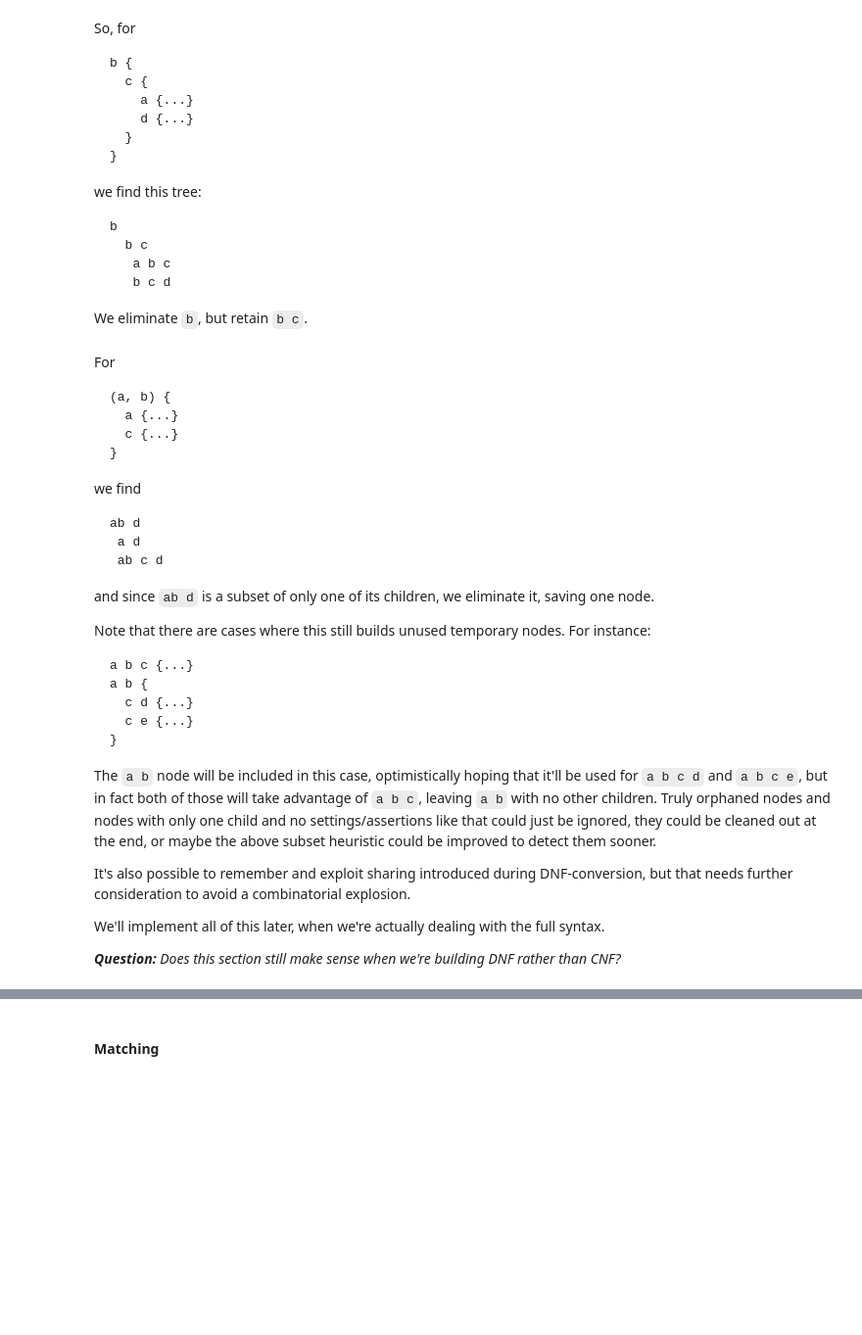
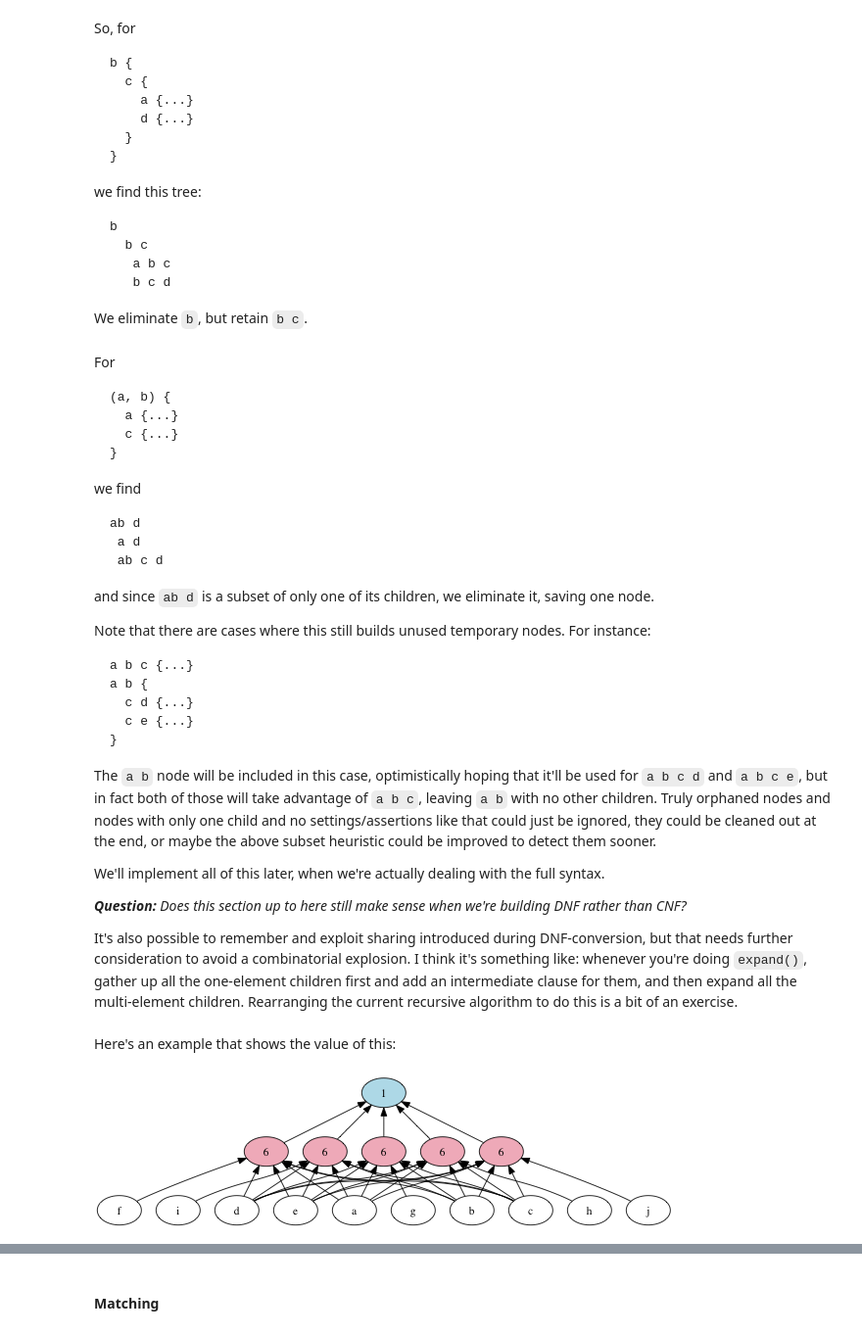
Before and after one commit to hellige/ccs, a Jupyter notebook: CCS.ipynb, the cells around one changed output, grey strips where cells are left out. Shown at 98% size. Cells and saved outputs as stored; diff of their text form; code cells hidden in the pictures; blank space fills up the shorter version.

```diff
--- a/CCS.ipynb
+++ b/CCS.ipynb
@@ -45,7 +45,7 @@ class Clause:
 # %%
 class Formula:
     def __init__(self, *args):
-        self.clauses = set(args)
+        self.clauses = frozenset(args)
 
     def first(self):
         return next(iter(self.clauses))
@@ -69,6 +69,15 @@ class Formula:
         if len(self.clauses) == len(other.clauses):
             return sorted(self.clauses) < sorted(other.clauses)
         return len(self.clauses) < len(other.clauses)
+
+    def __eq__(self, other):
+        return self.clauses == other.clauses
+
+    def __hash__(self):
+        return hash(self.clauses)
+
+    def __repr__(self):
+        return '({})'.format(''.join(self.clauses))
 # %% [markdown]
 And some utility functions for constructing formulae...
 # %%
@@ -481,8 +536,14 @@ Note that there are cases where this still builds unused temporary nodes. For in
 
 The `a b` node will be included in this case, optimistically hoping that it'll be used for `a b c d` and `a b c e`, but in fact both of those will take advantage of `a b c`, leaving `a b` with no other children. Truly orphaned nodes and nodes with only one child and no settings/assertions like that could just be ignored, they could be cleaned out at the end, or maybe the above subset heuristic could be improved to detect them sooner.
 
-It's also possible to remember and exploit sharing introduced during DNF-conversion, but that needs further consideration to avoid a combinatorial explosion.
-
 We'll implement all of this later, when we're actually dealing with the full syntax.
 
-_**Question:** Does this section still make sense when we're building DNF rather than CNF?_
+_**Question:** Does this section up to here still make sense when we're building DNF rather than CNF?_
+
+It's also possible to remember and exploit sharing introduced during DNF-conversion, but that needs further consideration to avoid a combinatorial explosion. I think it's something like: whenever you're doing `expand()`, gather up all the one-element children first and add an intermediate clause for them, and then expand all the multi-element children. Rearranging the current recursive algorithm to do this is a bit of an exercise.
+# %% [markdown]
+Here's an example that shows the value of this:
+# %%
+draw(build_dag(exprs('a b c d e fghij')))
+# %% [output]
+[figure, added]
```
Also changed, not shown: parts of 26 cells of this notebook.
